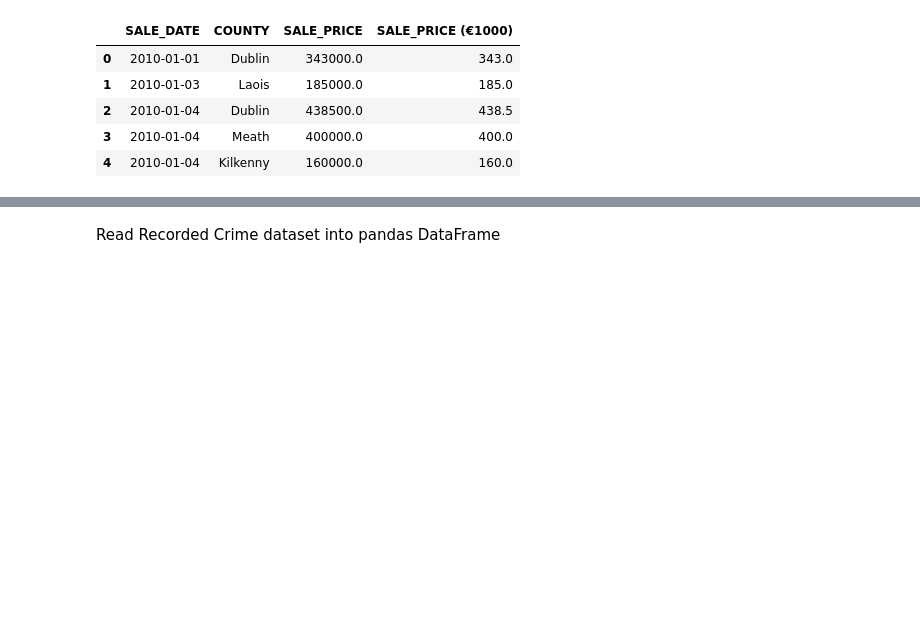
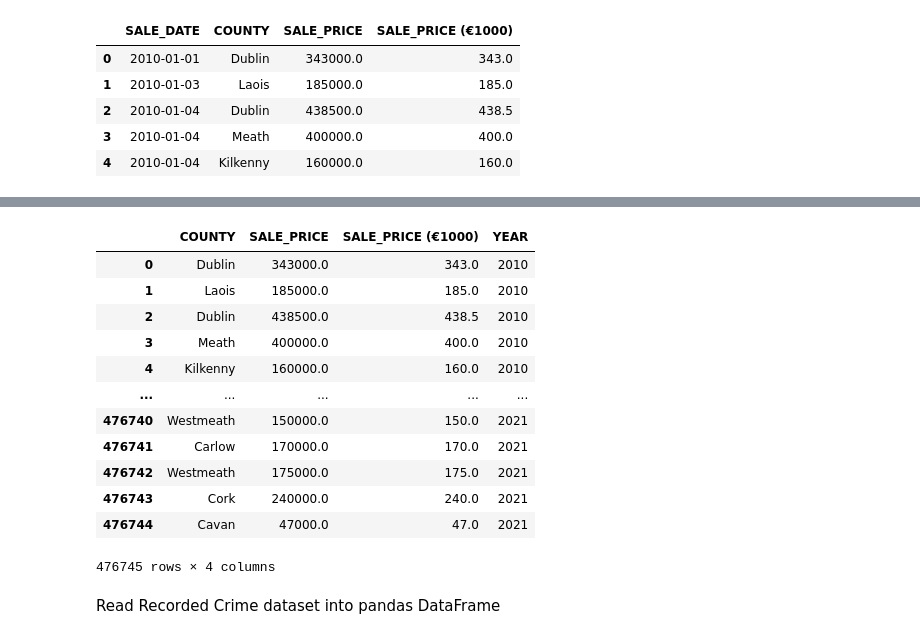
Before and after one commit to AdamL-DSG42/MachineLearningPortfolio, a Jupyter notebook: CrimeAffectOnPropertyPrice.ipynb, the cells around one changed output, grey strips where cells are left out. Drawn from its saved outputs; the diff is of its cells as text; code cells hidden in the pictures; blank space fills up the shorter version.

```diff
--- a/CrimeAffectOnPropertyPrice.ipynb
+++ b/CrimeAffectOnPropertyPrice.ipynb
@@ -202,0 +205,4 @@ altered_df.head()
+# %%
+altered_df['YEAR'] = altered_df['SALE_DATE'].str.extract('(\d{4})')
+altered_df['YEAR'] = altered_df['YEAR'].astype(int)
+altered_df.head()
@@ -203,3 +216,19 @@ altered_df.head()
+# %%
+altered_df.drop(columns=['SALE_DATE'])
+# %% [output]
+|  | COUNTY | SALE_PRICE | SALE_PRICE (€1000) | YEAR |
+| 0 | Dublin | 343000.0 | 343.0 | 2010 |
+| 1 | Laois | 185000.0 | 185.0 | 2010 |
+| 2 | Dublin | 438500.0 | 438.5 | 2010 |
+| 3 | Meath | 400000.0 | 400.0 | 2010 |
+| 4 | Kilkenny | 160000.0 | 160.0 | 2010 |
+| ... | ... | ... | ... | ... |
+| 476740 | Westmeath | 150000.0 | 150.0 | 2021 |
+| 476741 | Carlow | 170000.0 | 170.0 | 2021 |
+| 476742 | Westmeath | 175000.0 | 175.0 | 2021 |
+| 476743 | Cork | 240000.0 | 240.0 | 2021 |
+| 476744 | Cavan | 47000.0 | 47.0 | 2021 |
+476745 rows × 4 columns
 # %%
 crime = "../Datasets/CJQ06.20231020T091022.csv"
 # %% [markdown]
```
Also changed, not shown: parts of 14 cells of this notebook.
